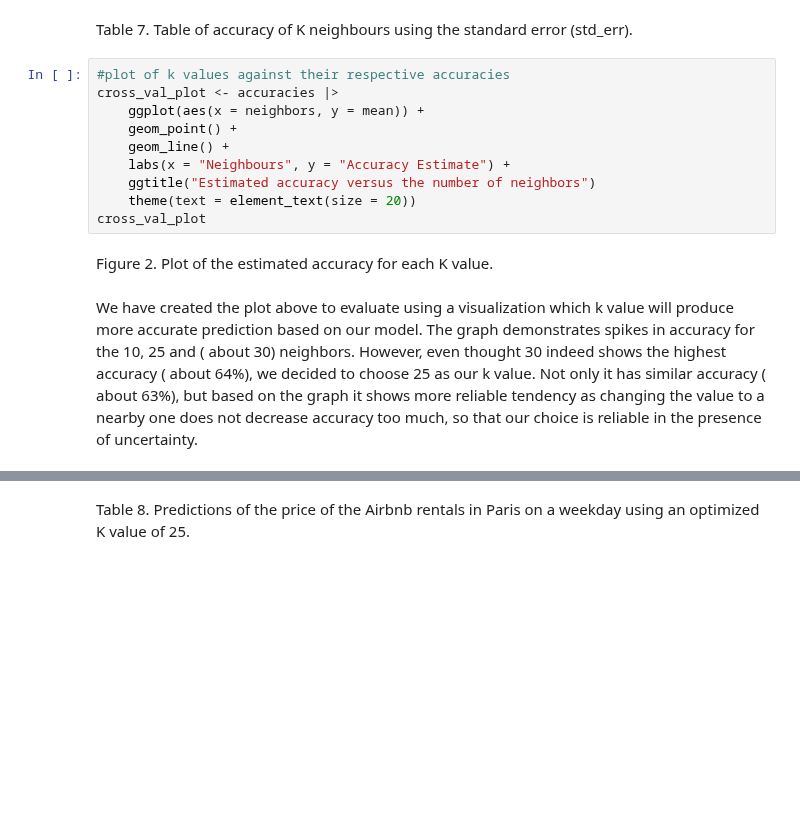
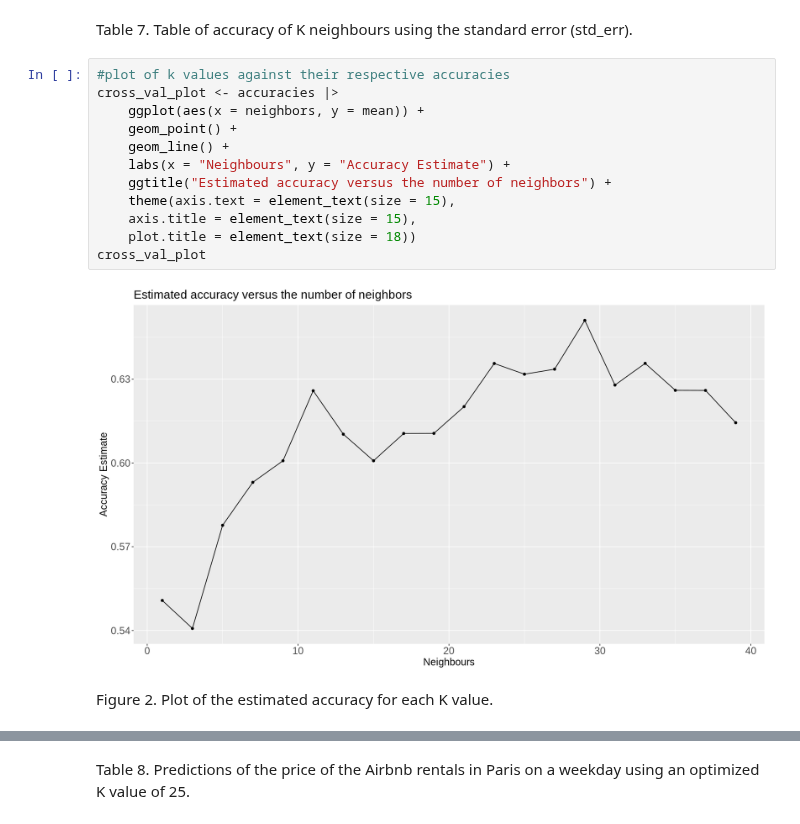
Before and after one commit to chadsc79/dsci-100-2022w2-group-7-section-005, a Jupyter notebook: dsci100_group_project_report_005.ipynb, the cells around one changed output, grey strips where cells are left out. Drawn from its saved outputs; the diff is of its cells as text; blank space fills up the shorter version.

```diff
--- a/dsci100_group_project_report_005.ipynb
+++ b/dsci100_group_project_report_005.ipynb
@@ -232,17 +268,19 @@ Table 7. Table of accuracy of K neighbours using the standard error (std_err).
 # %%
 #plot of k values against their respective accuracies
 cross_val_plot <- accuracies |>
     ggplot(aes(x = neighbors, y = mean)) +
     geom_point() +
     geom_line() +
     labs(x = "Neighbours", y = "Accuracy Estimate") +
-    ggtitle("Estimated accuracy versus the number of neighbors")
-    theme(text = element_text(size = 20))
+    ggtitle("Estimated accuracy versus the number of neighbors") +
+    theme(axis.text = element_text(size = 15),
+    axis.title = element_text(size = 15),
+    plot.title = element_text(size = 18))
 cross_val_plot
+# %% [output]
+[figure, added]
 # %% [markdown]
 Figure 2. Plot of the estimated accuracy for each K value.
-# %% [markdown]
-We have created the plot above to evaluate using a visualization which k value will produce more accurate prediction based on our model. The graph demonstrates spikes in accuracy for the 10, 25 and ( about 30) neighbors. However, even thought 30 indeed shows the highest accuracy ( about 64%), we decided to choose 25 as our k value. Not only it has similar accuracy ( about 63%), but based on the graph it shows more reliable tendency as changing the value to a nearby one does not decrease accuracy too much, so that our choice is reliable in the presence of uncertainty.
 # %%
 #tune the classifier with optimal k value
 knn_best_spec <- nearest_neighbor(weight_func = "rectangular", neighbors = 25) |>
```
Also changed, not shown: parts of 8 cells of this notebook.
